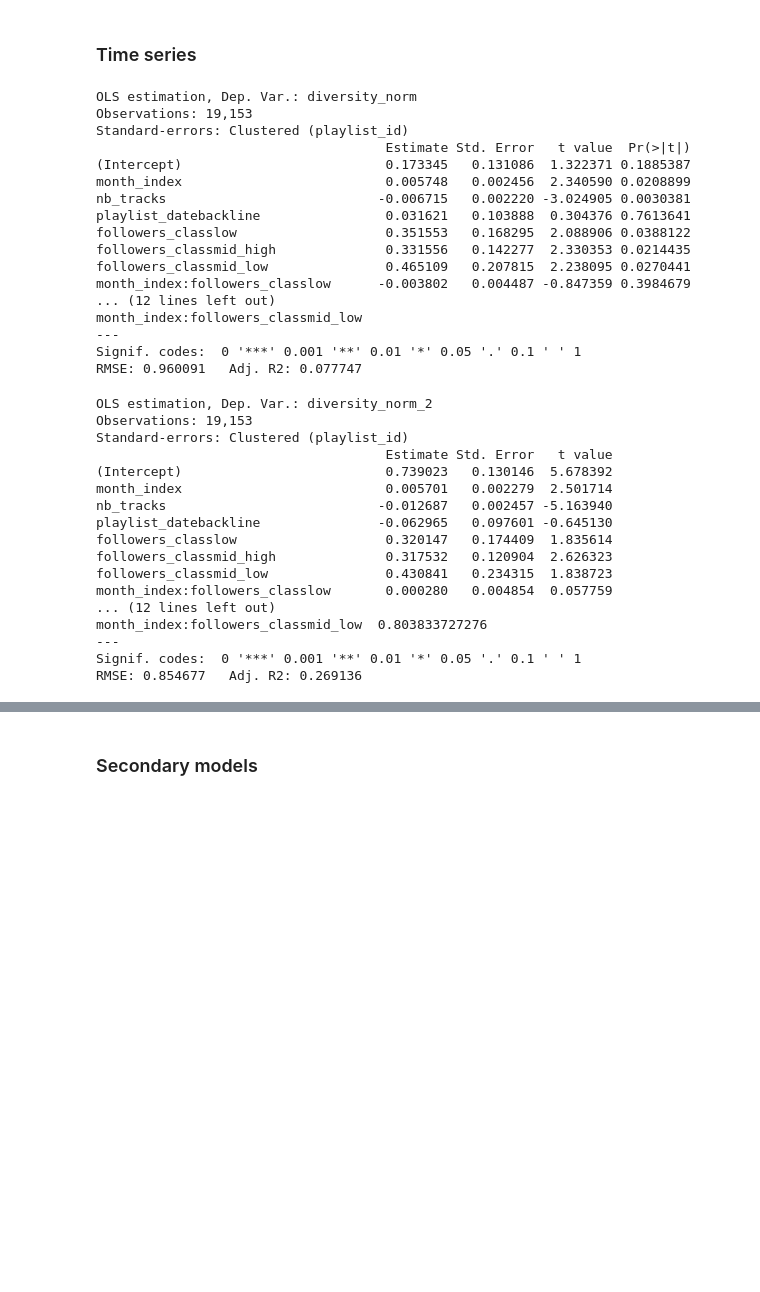
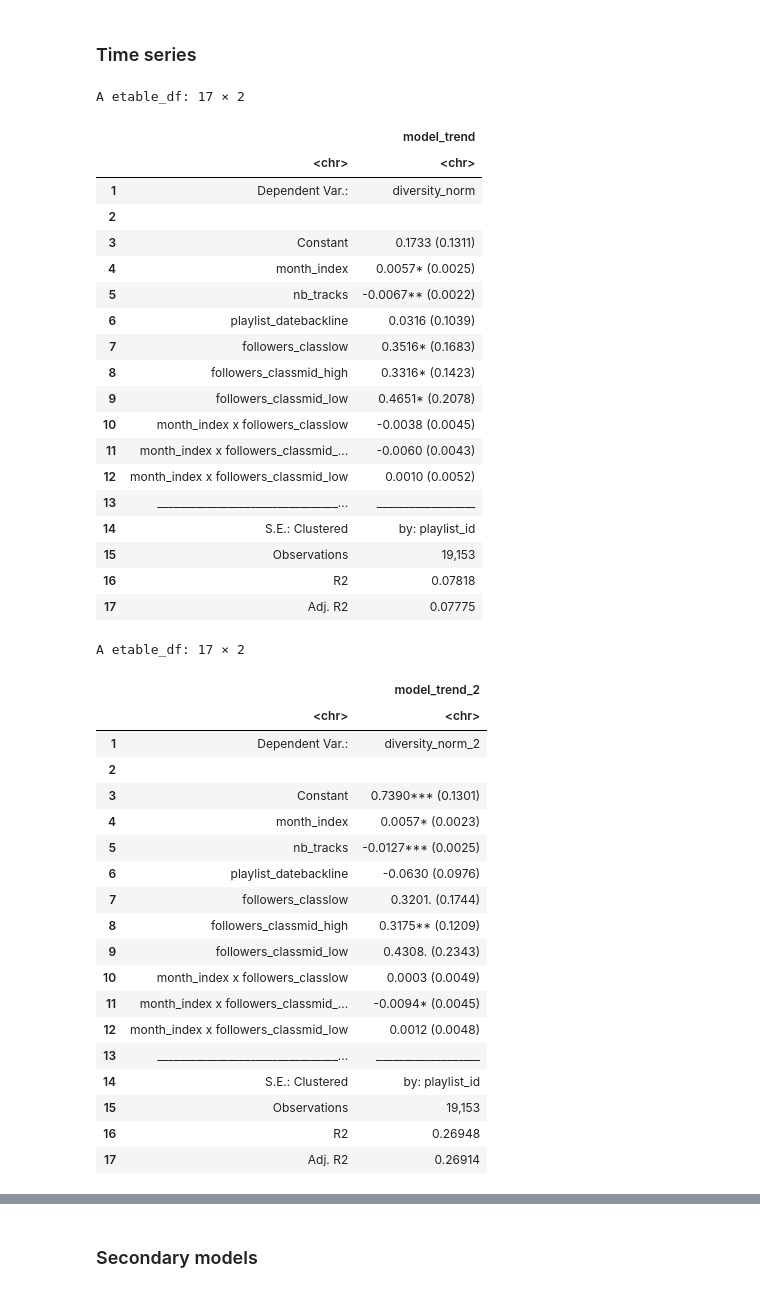
Before and after one commit to julienmbarki/article-diversity-editorial, a Jupyter notebook: data_analysis/data_analysis.ipynb, the cells around one changed output, grey strips where cells are left out. Cells and saved outputs as stored; diff of their text form; code cells hidden in the pictures; blank space fills up the shorter version.

```diff
--- a/data_analysis/data_analysis.ipynb
+++ b/data_analysis/data_analysis.ipynb
@@ -1279,59 +1202,65 @@ df$month_index <- as.numeric(as.factor(df$year_month))
 # %%
 # k alpha Rao-Stirling
 model_trend <- feols(
   diversity_norm ~ month_index + nb_tracks + playlist_date +
   followers_class * month_index,
   data = df, cluster = c("playlist_id")
   )
-summary(model_trend)
+etable(model_trend)
 
 # k beta Rao-Stirling
 model_trend_2 <- feols(
   diversity_norm_2 ~ month_index + nb_tracks + playlist_date +
   followers_class * month_index,
   data = df, cluster = c("playlist_id")
   )
-summary(model_trend_2)
+etable(model_trend_2)
 
 # distance index
 model_trend_3 <- feols(
   dist_norm_3 ~ month_index + nb_tracks + playlist_date +
   followers_class * month_index,
   data = df, cluster = c("playlist_id")
   )
-summary(model_trend_3)
+etable(model_trend_3)
 # %% [output]
-OLS estimation, Dep. Var.: diversity_norm
-Observations: 19,153
-Standard-errors: Clustered (playlist_id)
-                                     Estimate Std. Error   t value  Pr(>|t|)
-(Intercept)                          0.173345   0.131086  1.322371 0.1885387
-month_index                          0.005748   0.002456  2.340590 0.0208899
-nb_tracks                           -0.006715   0.002220 -3.024905 0.0030381
-playlist_datebackline                0.031621   0.103888  0.304376 0.7613641
-followers_classlow                   0.351553   0.168295  2.088906 0.0388122
-followers_classmid_high              0.331556   0.142277  2.330353 0.0214435
-followers_classmid_low               0.465109   0.207815  2.238095 0.0270441
-month_index:followers_classlow      -0.003802   0.004487 -0.847359 0.3984679
-... (12 lines left out)
-month_index:followers_classmid_low
----
-Signif. codes:  0 '***' 0.001 '**' 0.01 '*' 0.05 '.' 0.1 ' ' 1
-RMSE: 0.960091   Adj. R2: 0.077747
+A etable_df: 17 × 2
+|  |  | model_trend |
+|  | <chr> | <chr> |
+| 1 | Dependent Var.: | diversity_norm |
+| 2 |  |  |
+| 3 | Constant | 0.1733 (0.1311) |
+| 4 | month_index | 0.0057* (0.0025) |
+| 5 | nb_tracks | -0.0067** (0.0022) |
+| 6 | playlist_datebackline | 0.0316 (0.1039) |
+| 7 | followers_classlow | 0.3516* (0.1683) |
+| 8 | followers_classmid_high | 0.3316* (0.1423) |
+| 9 | followers_classmid_low | 0.4651* (0.2078) |
+| 10 | month_index x followers_classlow | -0.0038 (0.0045) |
+| 11 | month_index x followers_classmid_... | -0.0060 (0.0043) |
+| 12 | month_index x followers_classmid_low | 0.0010 (0.0052) |
+| 13 | _________________________________... | __________________ |
+| 14 | S.E.: Clustered | by: playlist_id |
+| 15 | Observations | 19,153 |
+| 16 | R2 | 0.07818 |
+| 17 | Adj. R2 | 0.07775 |
-OLS estimation, Dep. Var.: diversity_norm_2
-Observations: 19,153
-Standard-errors: Clustered (playlist_id)
-                                     Estimate Std. Error   t value
-(Intercept)                          0.739023   0.130146  5.678392
-month_index                          0.005701   0.002279  2.501714
-nb_tracks                           -0.012687   0.002457 -5.163940
-playlist_datebackline               -0.062965   0.097601 -0.645130
-followers_classlow                   0.320147   0.174409  1.835614
-followers_classmid_high              0.317532   0.120904  2.626323
-followers_classmid_low               0.430841   0.234315  1.838723
-month_index:followers_classlow       0.000280   0.004854  0.057759
-... (12 lines left out)
-month_index:followers_classmid_low  0.803833727276
----
-Signif. codes:  0 '***' 0.001 '**' 0.01 '*' 0.05 '.' 0.1 ' ' 1
-RMSE: 0.854677   Adj. R2: 0.269136
+A etable_df: 17 × 2
+|  |  | model_trend_2 |
+|  | <chr> | <chr> |
+| 1 | Dependent Var.: | diversity_norm_2 |
+| 2 |  |  |
+| 3 | Constant | 0.7390*** (0.1301) |
+| 4 | month_index | 0.0057* (0.0023) |
+| 5 | nb_tracks | -0.0127*** (0.0025) |
+| 6 | playlist_datebackline | -0.0630 (0.0976) |
+| 7 | followers_classlow | 0.3201. (0.1744) |
+| 8 | followers_classmid_high | 0.3175** (0.1209) |
+| 9 | followers_classmid_low | 0.4308. (0.2343) |
+| 10 | month_index x followers_classlow | 0.0003 (0.0049) |
+| 11 | month_index x followers_classmid_... | -0.0094* (0.0045) |
+| 12 | month_index x followers_classmid_low | 0.0012 (0.0048) |
+| 13 | _________________________________... | ___________________ |
+| 14 | S.E.: Clustered | by: playlist_id |
+| 15 | Observations | 19,153 |
+| 16 | R2 | 0.26948 |
+| 17 | Adj. R2 | 0.26914 |
```
Also changed, not shown: parts of 22 cells of this notebook, 2 other files.
